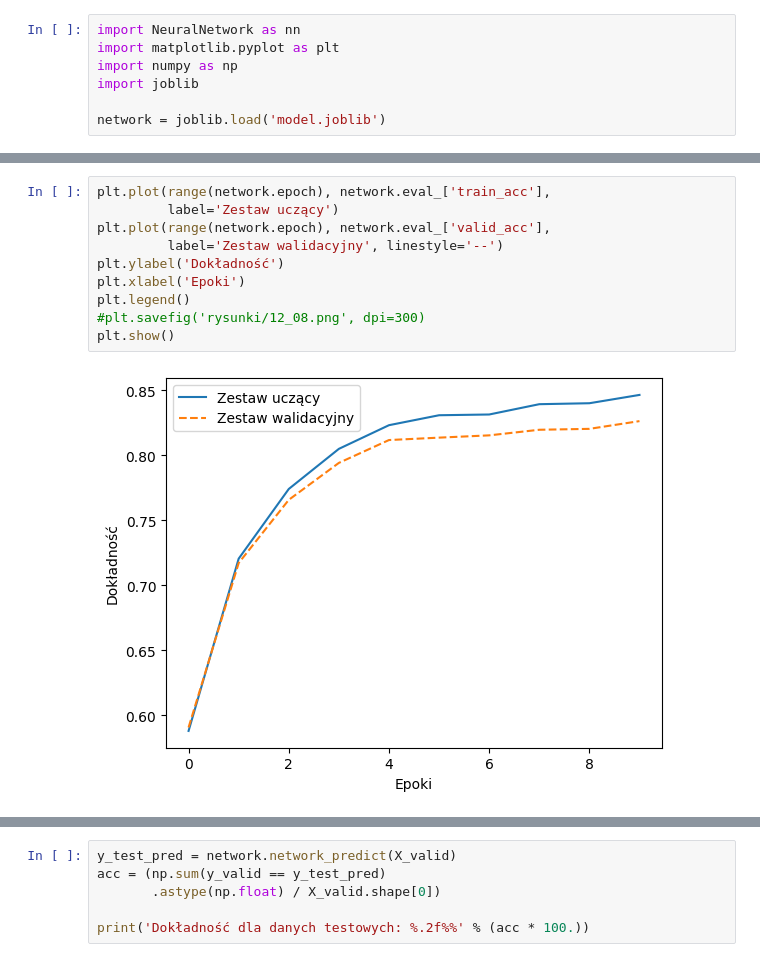
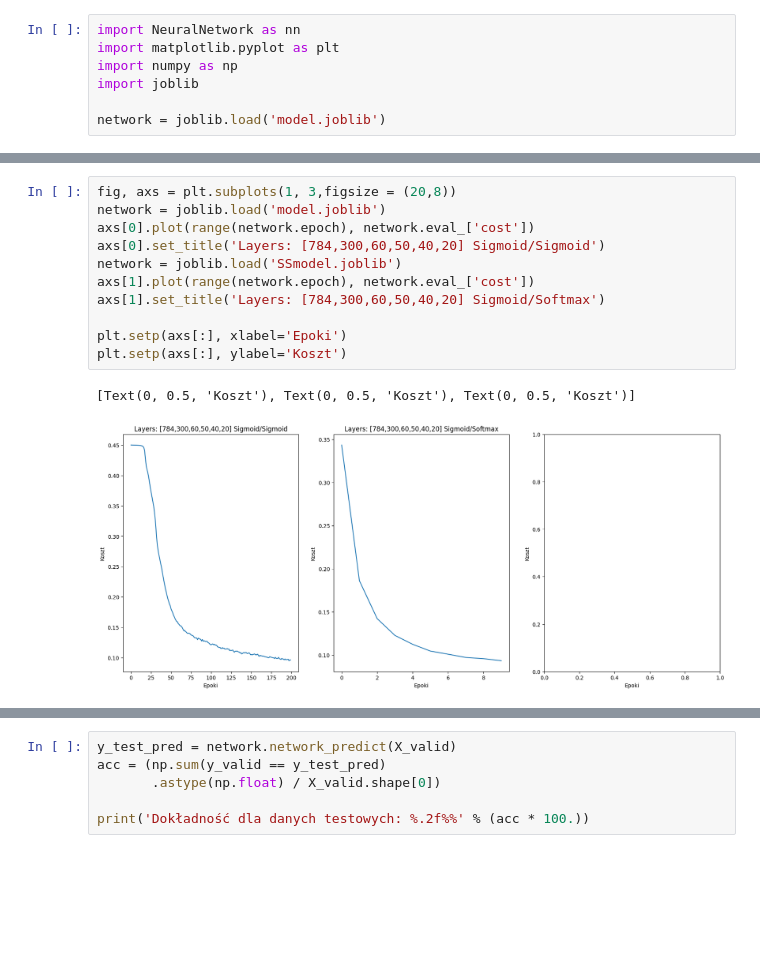
Before and after one commit to AdamKubiak/Neural_Network_Implementation, a Jupyter notebook: Doodle_Recognition/Doodles_Recognition.ipynb, the cells around one changed output, grey strips where cells are left out. Drawn from its saved outputs; the diff is of its cells as text; blank space fills up the shorter version.

```diff
--- a/Doodle_Recognition/Doodles_Recognition.ipynb
+++ b/Doodle_Recognition/Doodles_Recognition.ipynb
@@ -243,12 +226,14 @@ plt.show()
-# %%
-plt.plot(range(network.epoch), network.eval_['train_acc'],
-         label='Zestaw uczący')
-plt.plot(range(network.epoch), network.eval_['valid_acc'],
-         label='Zestaw walidacyjny', linestyle='--')
-plt.ylabel('Dokładność')
-plt.xlabel('Epoki')
-plt.legend()
-#plt.savefig('rysunki/12_08.png', dpi=300)
-plt.show()
-# %% [output]
-[figure, removed]
+# %%
+fig, axs = plt.subplots(1, 3,figsize = (20,8))
+network = joblib.load('model.joblib')
+axs[0].plot(range(network.epoch), network.eval_['cost'])
+axs[0].set_title('Layers: [784,300,60,50,40,20] Sigmoid/Sigmoid')
+network = joblib.load('SSmodel.joblib')
+axs[1].plot(range(network.epoch), network.eval_['cost'])
+axs[1].set_title('Layers: [784,300,60,50,40,20] Sigmoid/Softmax')
+
+plt.setp(axs[:], xlabel='Epoki')
+plt.setp(axs[:], ylabel='Koszt')
+# %% [output]
+[Text(0, 0.5, 'Koszt'), Text(0, 0.5, 'Koszt'), Text(0, 0.5, 'Koszt')]
+[figure, added]
```
Also changed, not shown: parts of 11 cells of this notebook, 4 other files.
